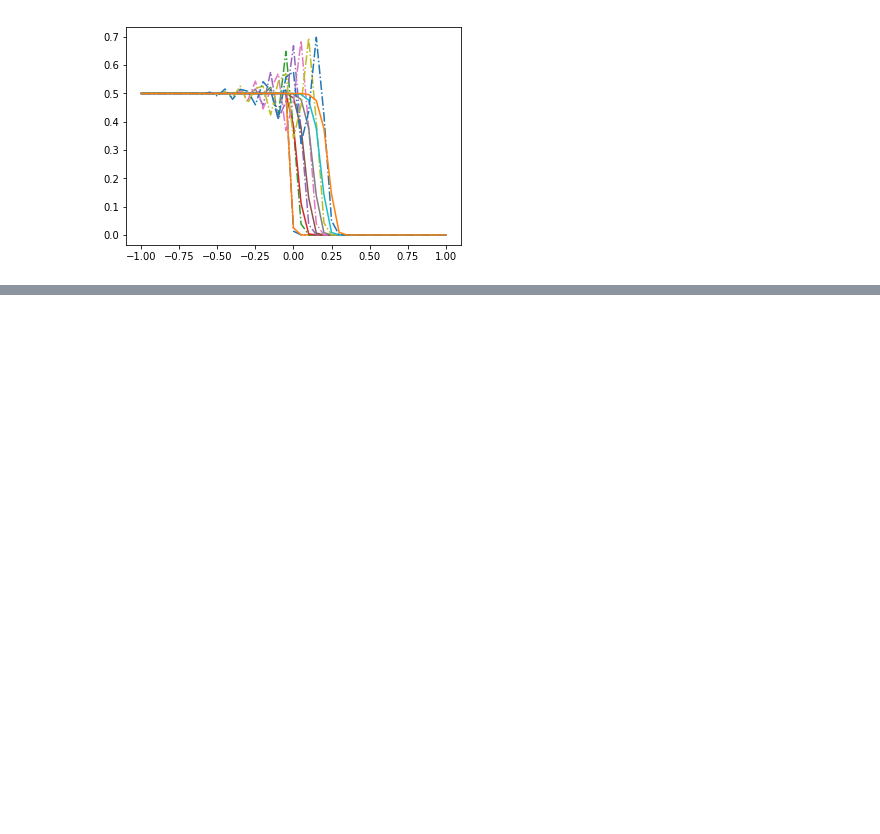
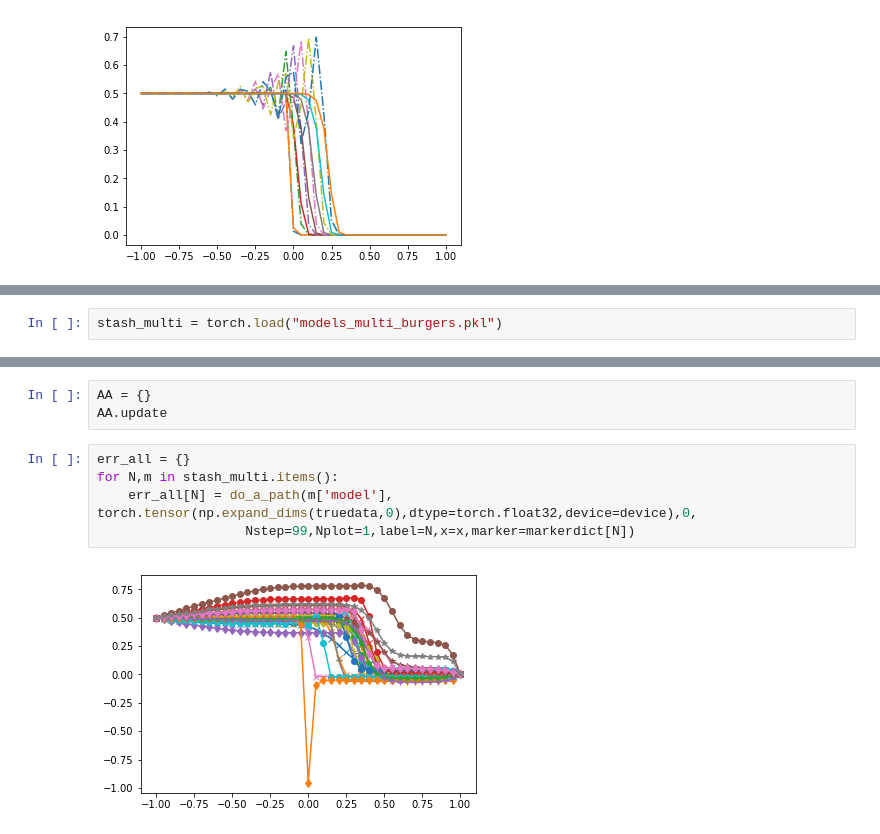
Before and after one commit to afqueiruga/nn_1d_pde, a Jupyter notebook: model_summaries.ipynb, the cells around one changed output, grey strips where cells are left out. Cells and saved outputs as stored; diff of their text form; blank space fills up the shorter version.

```diff
--- a/model_summaries.ipynb
+++ b/model_summaries.ipynb
@@ -66,0 +86,2 @@ plt.show()
+# %%
+stash_multi = torch.load("models_multi_burgers.pkl")
@@ -66,0 +124,10 @@ plt.show()
+# %%
+AA = {}
+AA.update
+# %%
+err_all = {}
+for N,m in stash_multi.items():
+    err_all[N] = do_a_path(m['model'], torch.tensor(np.expand_dims(truedata,0),dtype=torch.float32,device=device),0,
+                   Nstep=99,Nplot=1,label=N,x=x,marker=markerdict[N])
+# %% [output]
+[figure, added]
```
Also changed, not shown: parts of 20 cells of this notebook, 6 other files.
